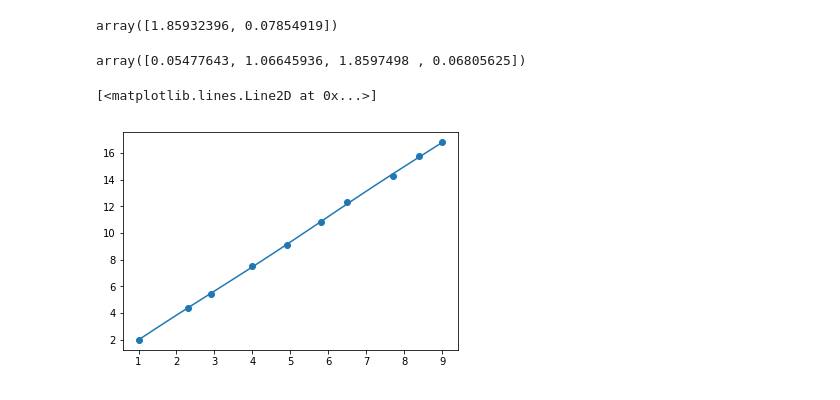
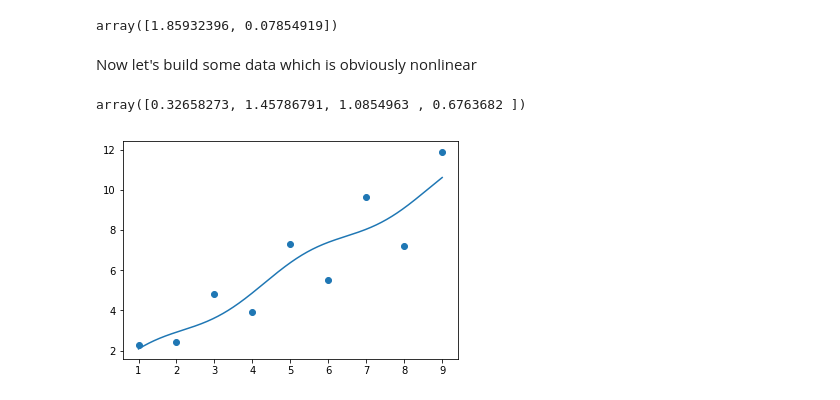
Before and after one commit to alchemyst/Dynamics-and-Control, a Jupyter notebook: 1_Dynamics/7_System_identification/Regression.ipynb, the cells around one changed output. Drawn from its saved outputs; the diff is of its cells as text; code cells hidden in the pictures.

```diff
--- a/1_Dynamics/7_System_identification/Regression.ipynb
+++ b/1_Dynamics/7_System_identification/Regression.ipynb
@@ -119,13 +140,18 @@ import scipy.optimize
 Let's start by reproducing the results from the linear fit
 # %%
 def f(x, a, b):
-    """fitting function"""
+    """fitting function linear in coefficient"""
     return a*x + b
 # %%
 beta, _ = scipy.optimize.curve_fit(f, x, y, [1, 0])
 beta
 # %% [output]
 array([1.85932396, 0.07854919])
+# %% [markdown]
+Now let's build some data which is obviously nonlinear
+# %%
+x = numpy.arange(1, 10)
+y = 2*numpy.sin(3*x) + x + 1
 # %%
 def f2(x, a, b, c, d):
     """ A nonlinear fitting function"""
@@ -133,11 +159,12 @@ def f2(x, a, b, c, d):
-# %%
-beta, _ = scipy.optimize.curve_fit(f2, x, y, [1, 1, 1, 1])
-beta
-# %% [output]
-array([0.05477643, 1.06645936, 1.8597498 , 0.06805625])
 # %%
-plt.scatter(x, y)
-plt.plot(smoothx, f2(smoothx, *beta))
+def fit_and_plot(beta0):
+    beta, _ = scipy.optimize.curve_fit(f2, x, y, beta0)
+
+    plt.scatter(x, y)
+    plt.plot(smoothx, f2(smoothx, *beta))
+    return beta
-# %% [output]
-[<matplotlib.lines.Line2D at 0x...>]
-[figure, removed]
+# %%
+fit_and_plot([1, 1, 1, 1])
+# %% [output]
+array([0.32658273, 1.45786791, 1.0854963 , 0.6763682 ])
+[figure, added]
```
Also changed, not shown: parts of 23 cells of this notebook, 1 other file.
